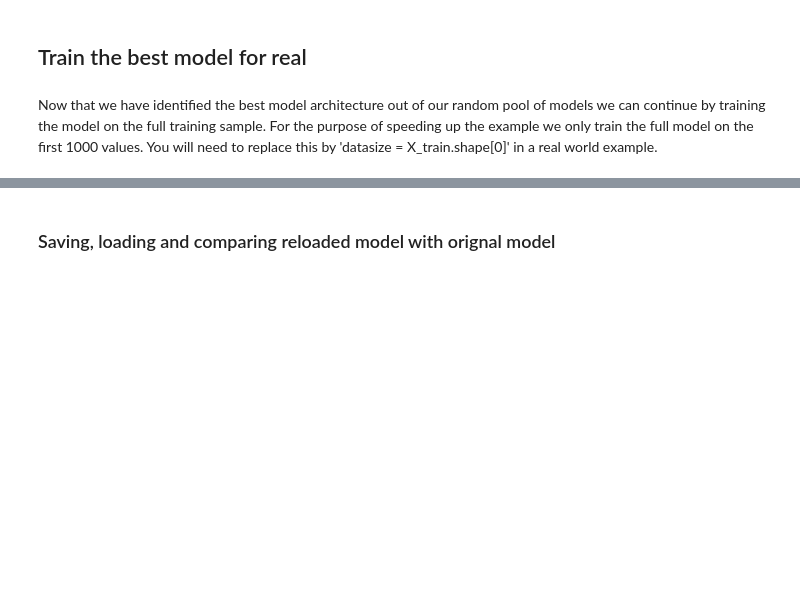
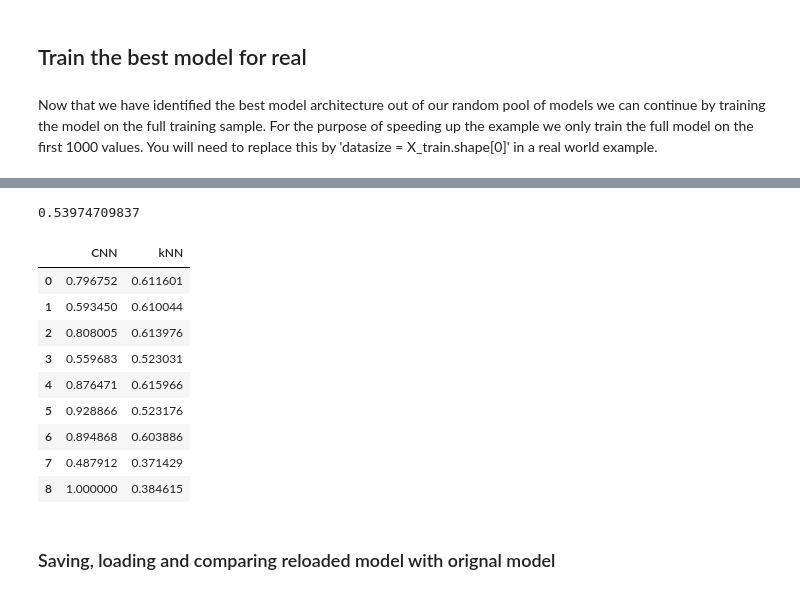
Before and after one commit to NLeSC/mcfly, a Jupyter notebook: notebooks/experiments/experiment_PAMAP2_9fold.ipynb, the cells around one changed output, grey strips where cells are left out. Drawn from its saved outputs; the diff is of its cells as text; code cells hidden in the pictures; blank space fills up the shorter version.

Commit message:
Results on 9-fold cv

```diff
--- a/notebooks/experiments/experiment_PAMAP2_9fold.ipynb
+++ b/notebooks/experiments/experiment_PAMAP2_9fold.ipynb
@@ -138,7 +201,7 @@ It is also possible to vizualize the performance of the various models using our
 # %% [markdown]
 Check which model is the best
 # %%
-best_model_index = np.argmax(val_accuracies)
+best_model_index = np.argmax(val_accuracies_avg)
 best_model, best_params, best_model_types = models[best_model_index]
 print('Model type and parameters of the best model:')
 print(best_model_types)
@@ -153,5 +227,5 @@ Now that we have identified the best model architecture out of our random pool o
 # %%
-nr_epochs = 3
+nr_epochs = 2
 
 np.random.seed(123)
 histories, test_accuracies_list, models = [], [], []
@@ -176,0 +275,21 @@ test_accuracies_list
+# %%
+test_accuracies_list = [0.79675174027750495,
+ 0.59344978186761443,
+ 0.80800542740841252,
+ 0.55968301140653909,
+ 0.87647058833546998,
+ 0.9288664525011473,
+ 0.89486796237012312,
+ 0.48791208793828778,
+ 1.0]
+# %%
+# Calculate 1-NN for each fold:
+nr_epochs = 2
+
+np.random.seed(123)
+knn_test_accuracies_list = []
+for j in range(len(Xs)):
+    print("fold ", j)
+    X_train, y_train, X_test, y_test = split_train_test(Xs, ys, j)
+    acc = find_architecture.kNN_accuracy(X_train, y_train, X_test, y_test, k=1)
+    knn_test_accuracies_list.append(acc )
@@ -177,3 +306,19 @@ test_accuracies_list
+# %%
+print(np.mean(knn_test_accuracies_list))
+accs_compared = pd.DataFrame({'CNN': test_accuracies_list, 'kNN':knn_test_accuracies_list})
+accs_compared
+# %% [output]
+0.53974709837
+|  | CNN | kNN |
+| 0 | 0.796752 | 0.611601 |
+| 1 | 0.593450 | 0.610044 |
+| 2 | 0.808005 | 0.613976 |
+| 3 | 0.559683 | 0.523031 |
+| 4 | 0.876471 | 0.615966 |
+| 5 | 0.928866 | 0.523176 |
+| 6 | 0.894868 | 0.603886 |
+| 7 | 0.487912 | 0.371429 |
+| 8 | 1.000000 | 0.384615 |
 # %% [markdown]
 ### Saving, loading and comparing reloaded model with orignal model
 # %% [markdown]
```
Also changed, not shown: parts of 20 cells of this notebook.
